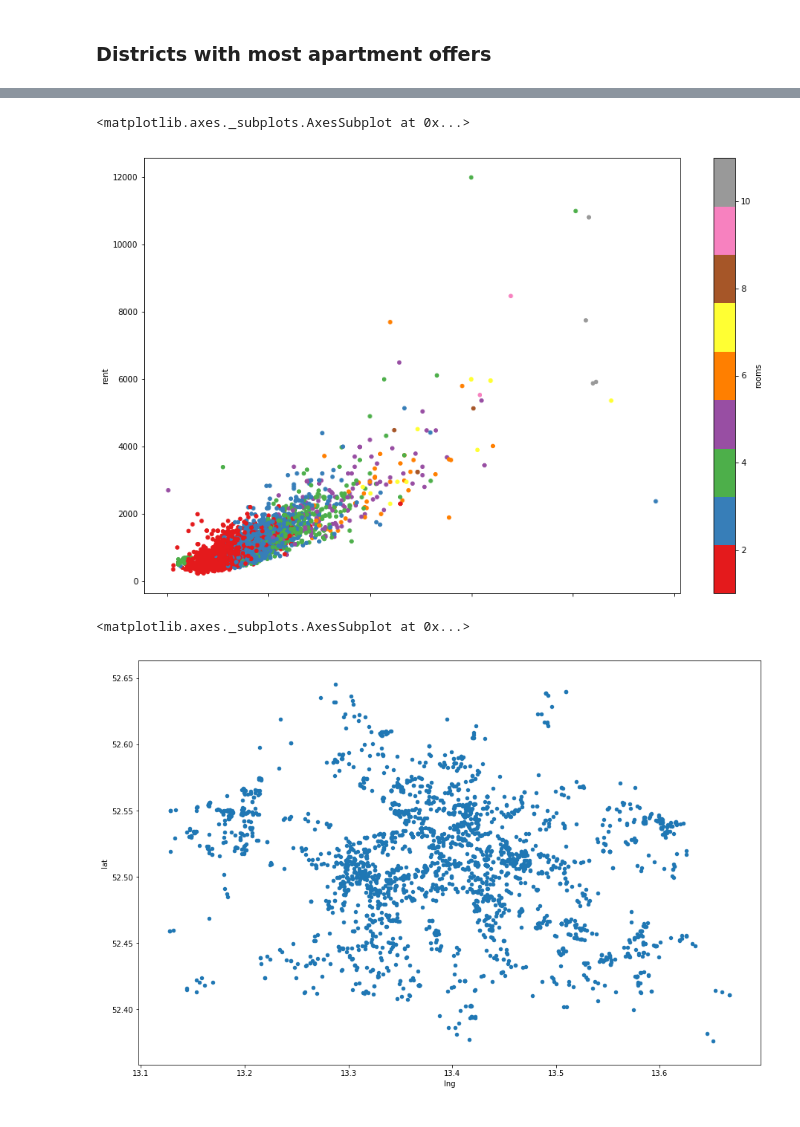
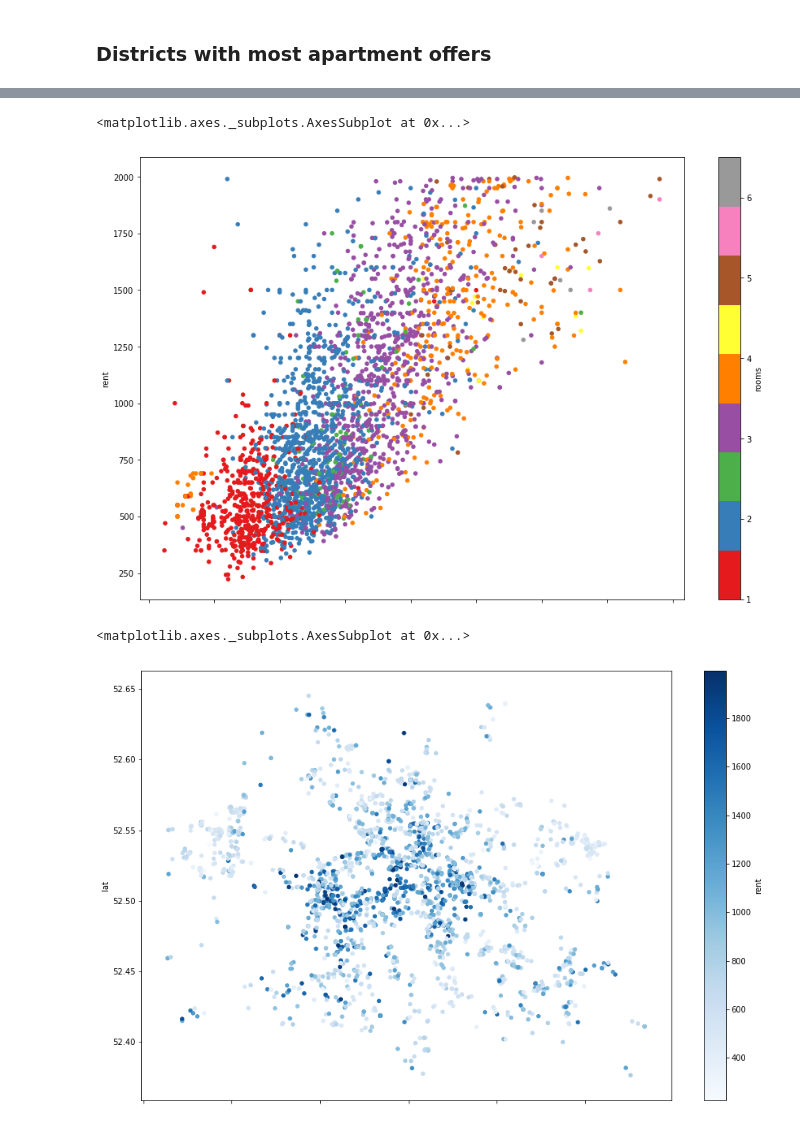
Before and after one commit to asmaier/ImmoSpider, a Jupyter notebook: ImmoPredict.ipynb, the cells around one changed output, grey strips where cells are left out. Cells and saved outputs as stored; diff of their text form; code cells hidden in the pictures.

Commit message:
Added seaborn dependency to Pipfile. Improved plots in ImmoPredict notebook.

```diff
--- a/ImmoPredict.ipynb
+++ b/ImmoPredict.ipynb
@@ -97,13 +99,15 @@ Konradshöhe (Reinickendorf)                  1
 Blankenfelde (Pankow)                        1
 Malchow (Hohenschönhausen)                   1
 Length: 76, dtype: int64
+# %%
+df3=df2[(df2.rent<2000) & (df2.sqm<200)]
 # %%
-df2.plot(x="sqm", y="rent", c="rooms", kind="scatter", figsize=(15,10), colormap=cm.Set1)
+df3.plot(x="sqm", y="rent", c="rooms", kind="scatter", colormap=cm.Set1, figsize=(15,10))
 # %% [output]
 <matplotlib.axes._subplots.AxesSubplot at 0x...>
-[figure, old version]
+[figure, new version]
 # %%
-df2.plot(x="lng", y="lat", kind="scatter", figsize=(15,10))
+df3.plot(x="lng", y="lat", c="rent", kind="scatter", figsize=(15,10), colormap=cm.Blues)
 # %% [output]
 <matplotlib.axes._subplots.AxesSubplot at 0x...>
-[figure, old version]
+[figure, new version]
```
Also changed, not shown: parts of 5 cells of this notebook, 2 other files.
